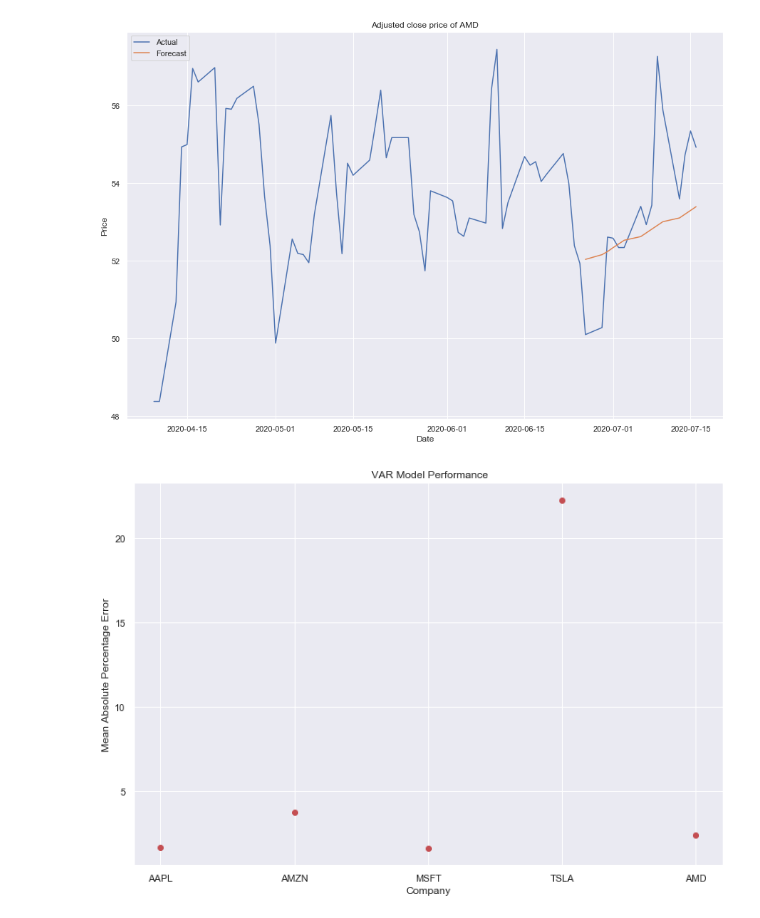
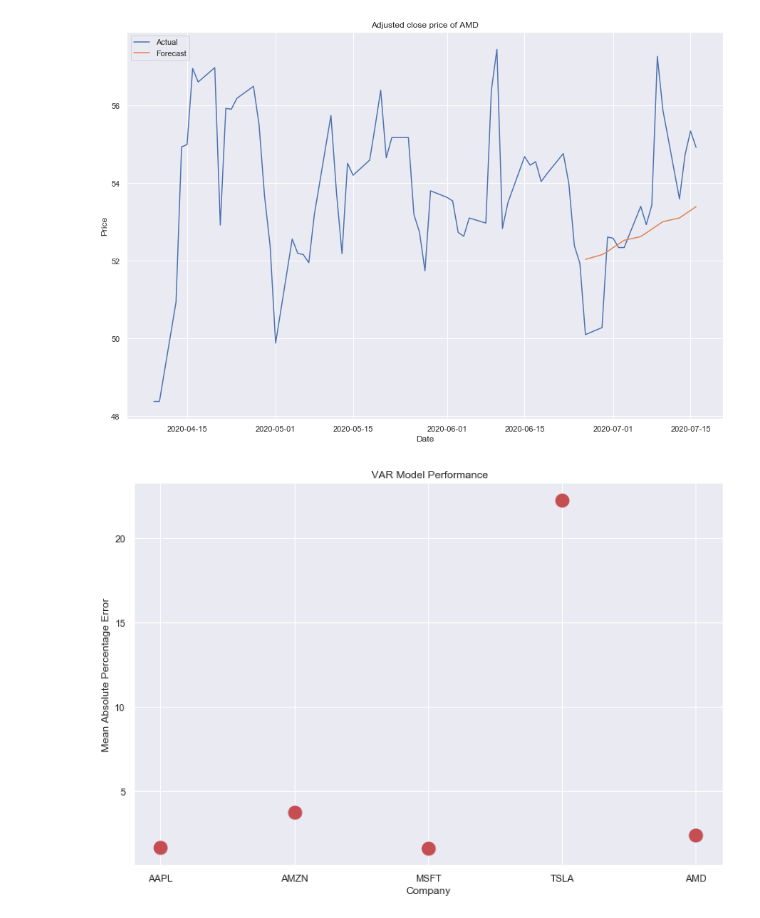
Before and after one commit to lakshyagupta2409/FinancialTweetAnalysis, a Jupyter notebook: FinancialTweetsSentimentandStockAnalysis.ipynb, the cells around one changed output. Saved outputs shown, nothing was run; the diff lists cells and outputs as text; code cells hidden in the pictures.

```diff
--- a/TweetsSentiment.ipynb
+++ b/FinancialTweetsSentimentandStockAnalysis.ipynb
@@ -725,11 +725,11 @@ order at which model is performing best is       1
 # %%
 names = list(mape.keys())
 values = list(mape.values())
 plt.figure(figsize=(12,8))
-plt.plot(names, values, 'ro')
+plt.plot(names, values, 'ro',markersize=15)
 plt.xlabel('Company')
 plt.ylabel('Mean Absolute Percentage Error')
 plt.title(" VAR Model Performance")
 plt.show()
 # %% [output]
-[figure, old version]
+[figure, new version]
```
Also changed, not shown: 1 other file.
